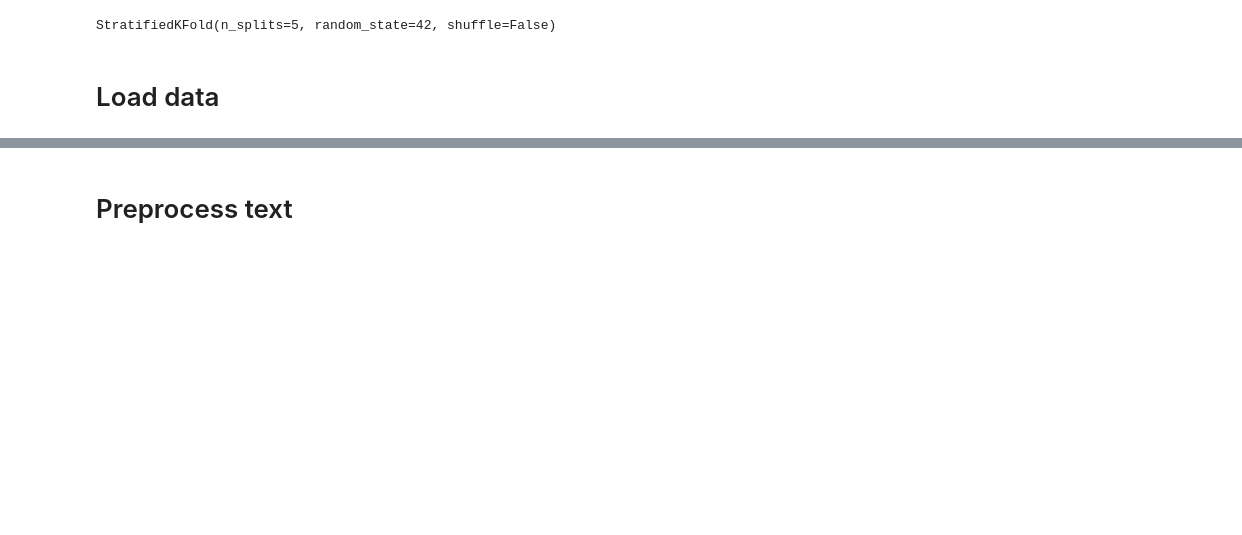
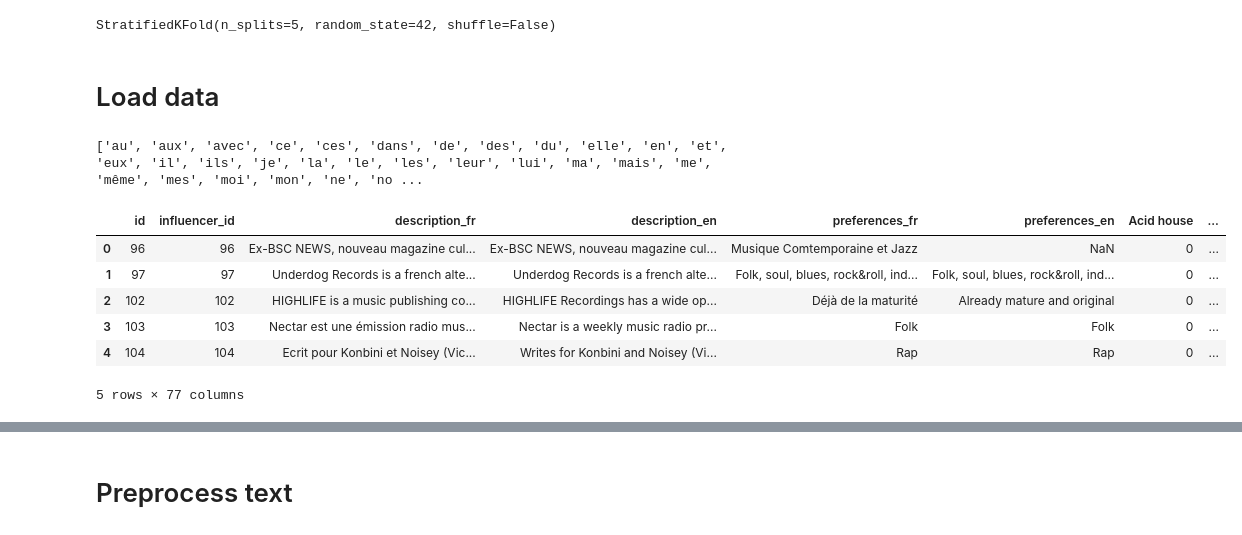
Before and after one commit to pathoumieu/groover_challenge, a Jupyter notebook: 04_integrate_LSTM.ipynb, the cells around one changed output, grey strips where cells are left out. Cells and saved outputs as stored; diff of their text form; code cells hidden in the pictures; blank space fills up the shorter version.

```diff
--- a/04_integrate_LSTM.ipynb
+++ b/04_integrate_LSTM.ipynb
@@ -38,0 +42,15 @@ content = pd.read_csv('./data/raw/influencer_content.csv')
+# %%
+stop_words = stopwords.words('french')
+print(stop_words)
+# %% [output]
+['au', 'aux', 'avec', 'ce', 'ces', 'dans', 'de', 'des', 'du', 'elle', 'en', 'et', 'eux', 'il', 'ils', 'je', 'la', 'le', 'les', 'leur', 'lui', 'ma', 'mais', 'me', 'même', 'mes', 'moi', 'mon', 'ne', 'no ...
+# %%
+content.head()
+# %% [output]
+|  | id | influencer_id | description_fr | description_en | preferences_fr | preferences_en | Acid house | ... |
+| 0 | 96 | 96 | Ex-BSC NEWS, nouveau magazine cul... | Ex-BSC NEWS, nouveau magazine cul... | Musique Comtemporaine et Jazz | NaN | 0 | ... |
+| 1 | 97 | 97 | Underdog Records is a french alte... | Underdog Records is a french alte... | Folk, soul, blues, rock&roll, ind... | Folk, soul, blues, rock&roll, ind... | 0 | ... |
+| 2 | 102 | 102 | HIGHLIFE is a music publishing co... | HIGHLIFE Recordings has a wide op... | Déjà de la maturité | Already mature and original | 0 | ... |
+| 3 | 103 | 103 | Nectar est une émission radio mus... | Nectar is a weekly music radio pr... | Folk | Folk | 0 | ... |
+| 4 | 104 | 104 | Ecrit pour Konbini et Noisey (Vic... | Writes for Konbini and Noisey (Vi... | Rap | Rap | 0 | ... |
+5 rows × 77 columns
```
Also changed, not shown: parts of 43 cells of this notebook, 3 other files.
